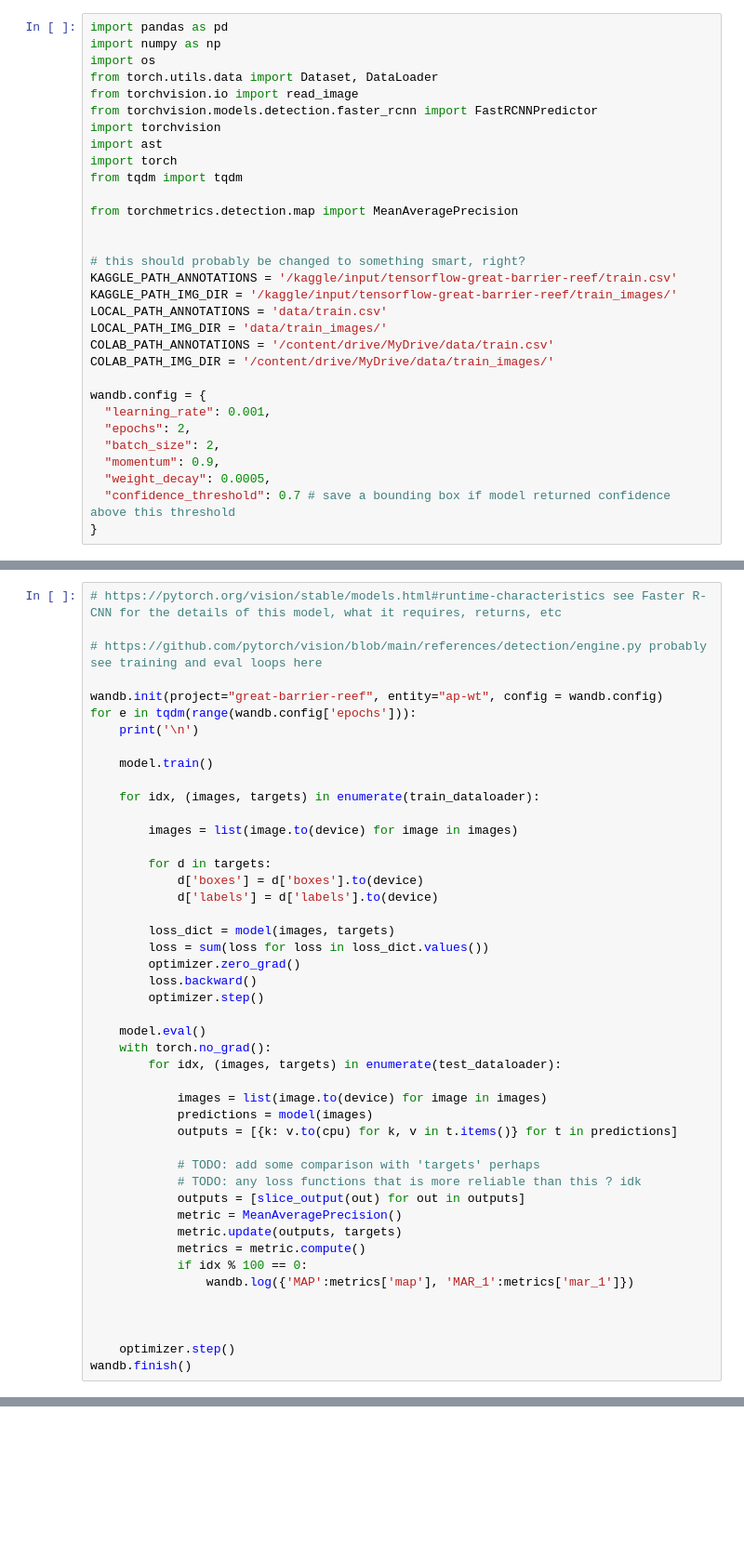
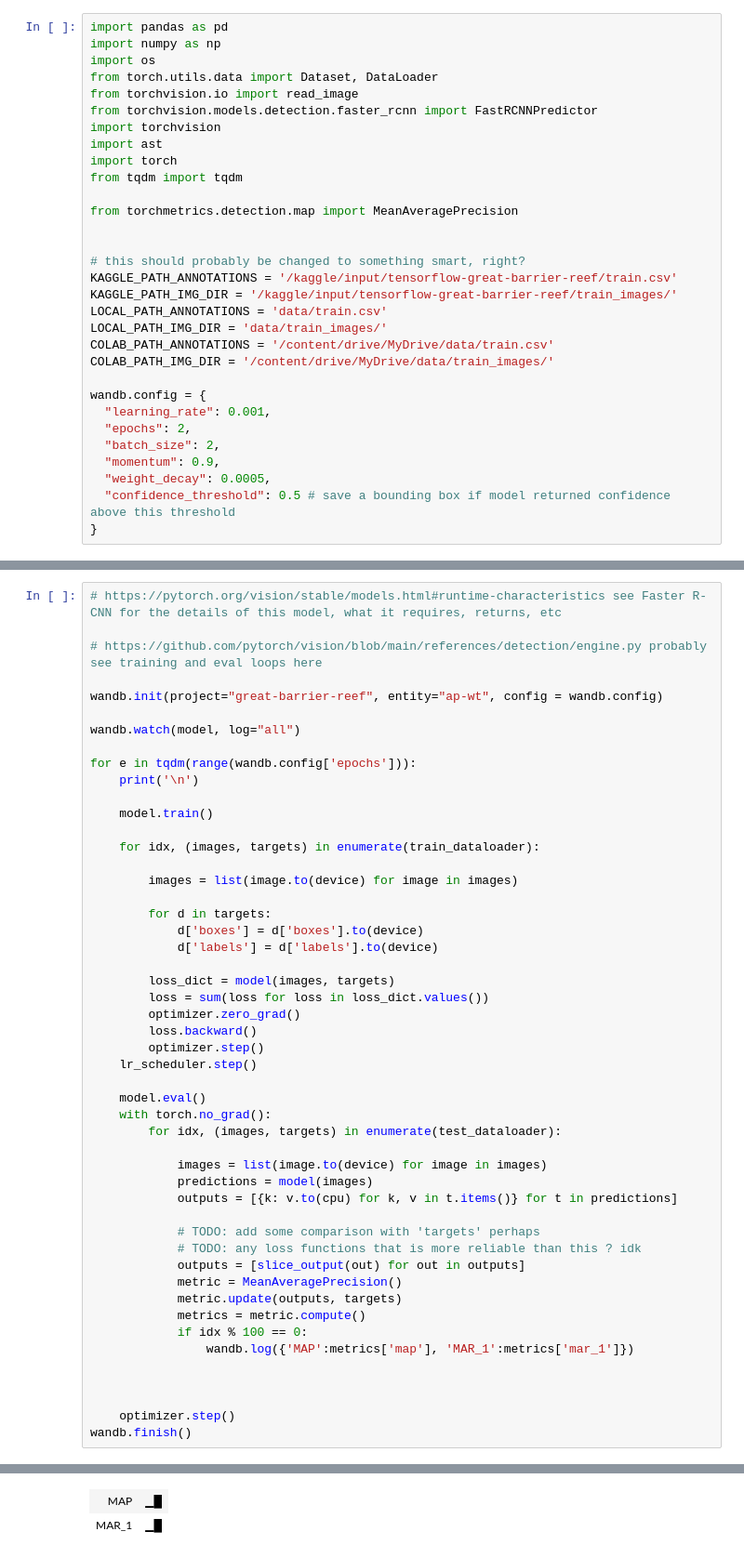
Before and after one commit to wtaisner/tensorflow-great-barrier-reef, a Jupyter notebook: FastRCNN.ipynb, the cells around one changed output, grey strips where cells are left out. Shown at 93% size. Saved outputs shown, nothing was run; the diff lists cells and outputs as text; blank space fills up the shorter version.

Commit message:
added logs of model and LR scheduler

```diff
--- a/FastRCNN.ipynb
+++ b/FastRCNN.ipynb
@@ -49,7 +77,7 @@ wandb.config = {
   "batch_size": 2,
   "momentum": 0.9,
   "weight_decay": 0.0005,
-  "confidence_threshold": 0.7 # save a bounding box if model returned confidence above this threshold
+  "confidence_threshold": 0.5 # save a bounding box if model returned confidence above this threshold
 }
 # %%
 class StarfishDataset(Dataset):
@@ -167,6 +190,9 @@ Used device: cuda
 # https://github.com/pytorch/vision/blob/main/references/detection/engine.py probably see training and eval loops here
 
 wandb.init(project="great-barrier-reef", entity="ap-wt", config = wandb.config)
+
+wandb.watch(model, log="all")
+
 for e in tqdm(range(wandb.config['epochs'])):
     print('\n')
 
@@ -185,6 +211,7 @@ for e in tqdm(range(wandb.config['epochs'])):
         optimizer.zero_grad()
         loss.backward()
         optimizer.step()
+    lr_scheduler.step()
 
     model.eval()
     with torch.no_grad():
@@ -207,3 +234,4 @@ for e in tqdm(range(wandb.config['epochs'])):
 
     optimizer.step()
 wandb.finish()
+# %% [output]
@@ -209,0 +242,2 @@ wandb.finish()
+| MAP | ▁█ |
+| MAR_1 | ▁█ |
```
Also changed, not shown: parts of 8 cells of this notebook.
